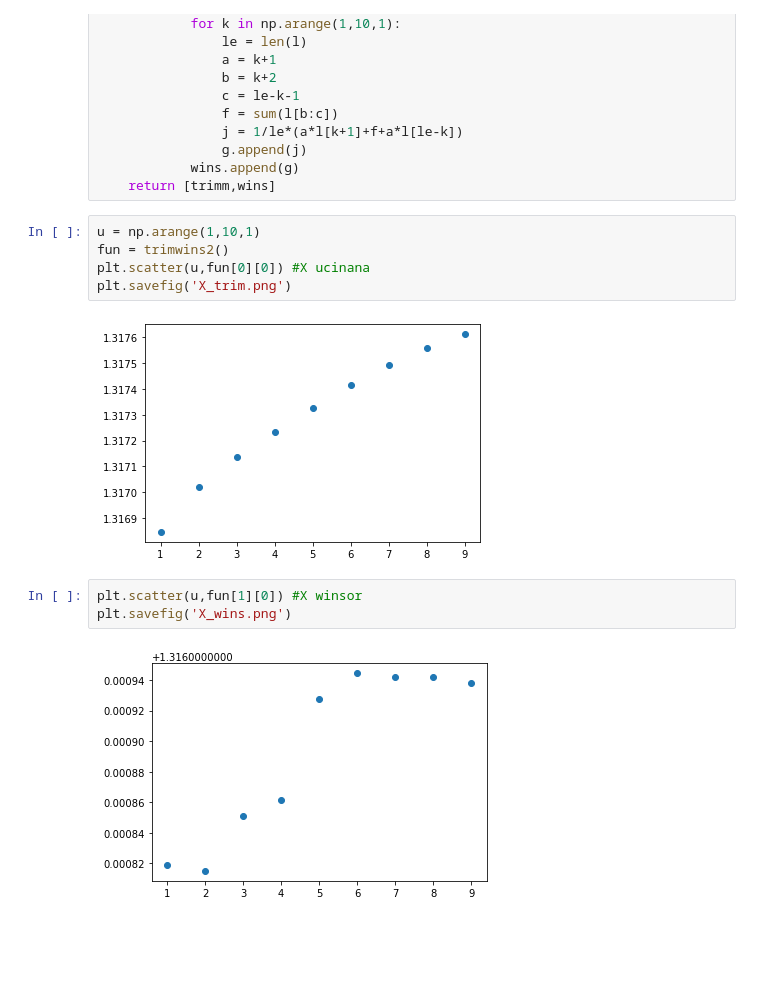
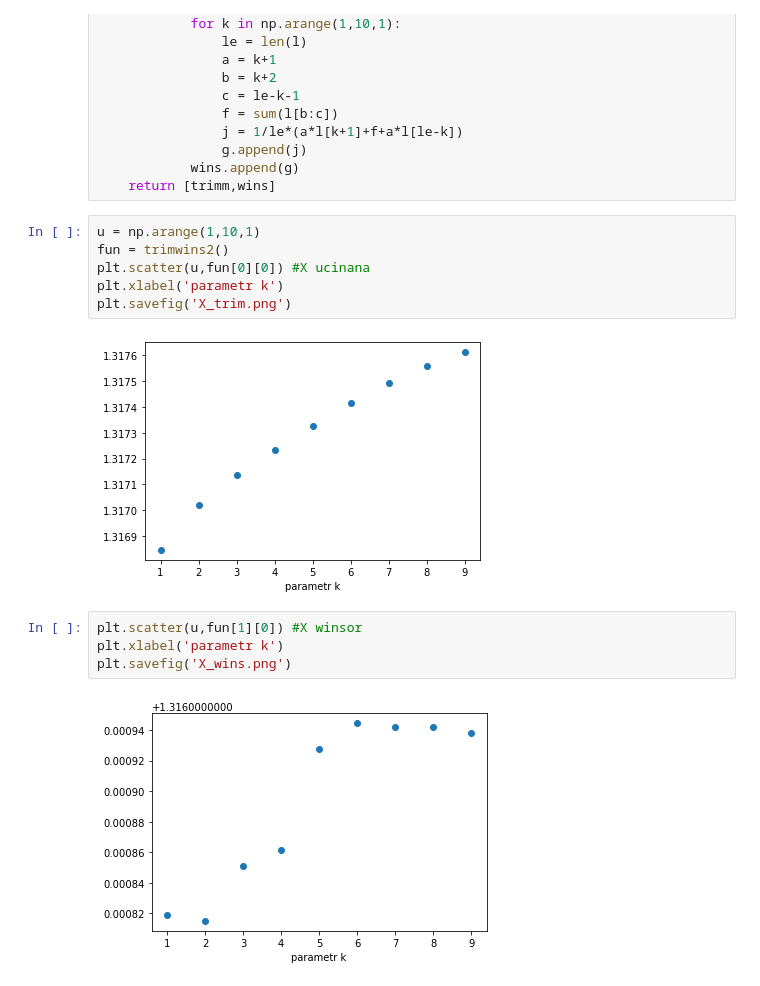
Before and after one commit to klaudynka245/statistics, a Jupyter notebook: projekt.ipynb, the cells around one changed output. Cells and saved outputs as stored; diff of their text form; blank space fills up the shorter version.

```diff
--- a/projekt.ipynb
+++ b/projekt.ipynb
@@ -314,15 +328,17 @@ def trimwins3():
 # %%
 u = np.arange(1,10,1)
 fun = trimwins2()
 plt.scatter(u,fun[0][0]) #X ucinana
+plt.xlabel('parametr k')
 plt.savefig('X_trim.png')
 # %% [output]
-[figure, old version]
+[figure, new version]
 # %%
 plt.scatter(u,fun[1][0]) #X winsor
+plt.xlabel('parametr k')
 plt.savefig('X_wins.png')
 # %% [output]
-[figure, old version]
+[figure, new version]
 # %%
 fun2 = trimwins3()
 plt.scatter(u,fun2[0][0],color='green') #Y ucinana
```
Also changed, not shown: parts of 7 cells of this notebook, 12 other files.
